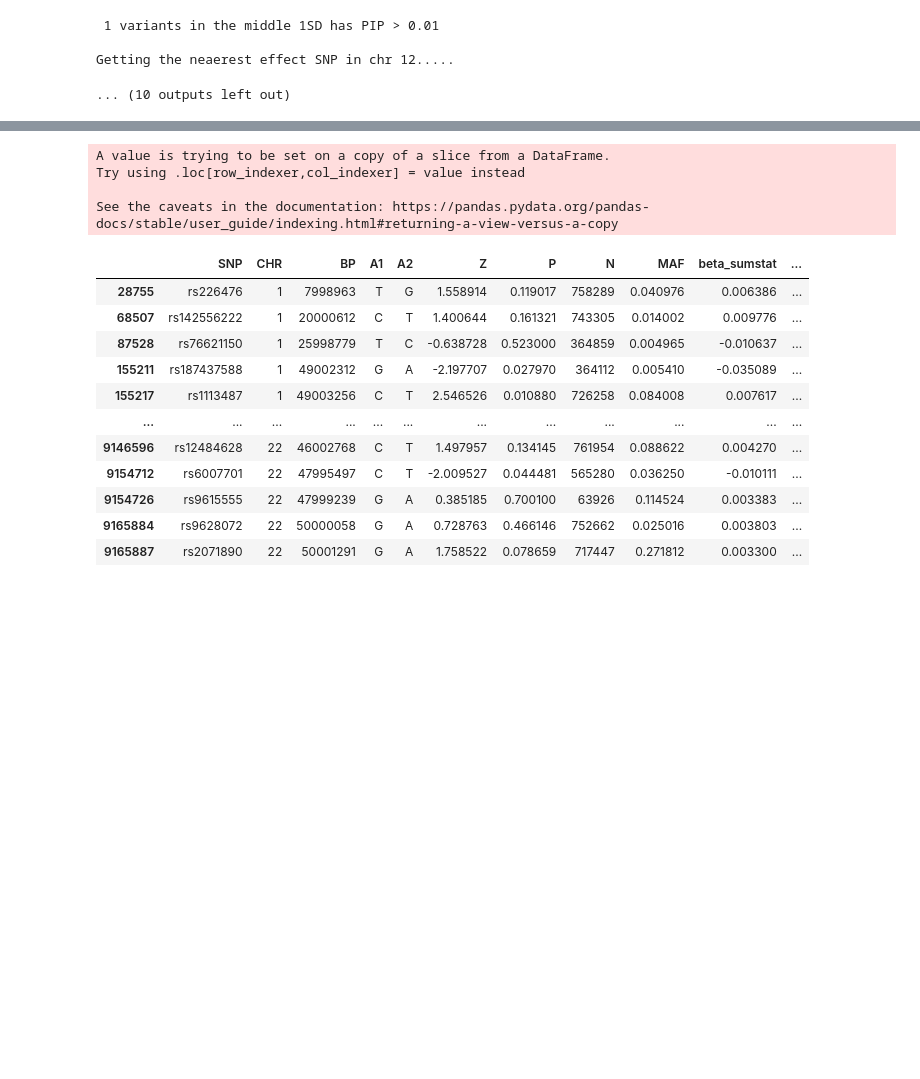
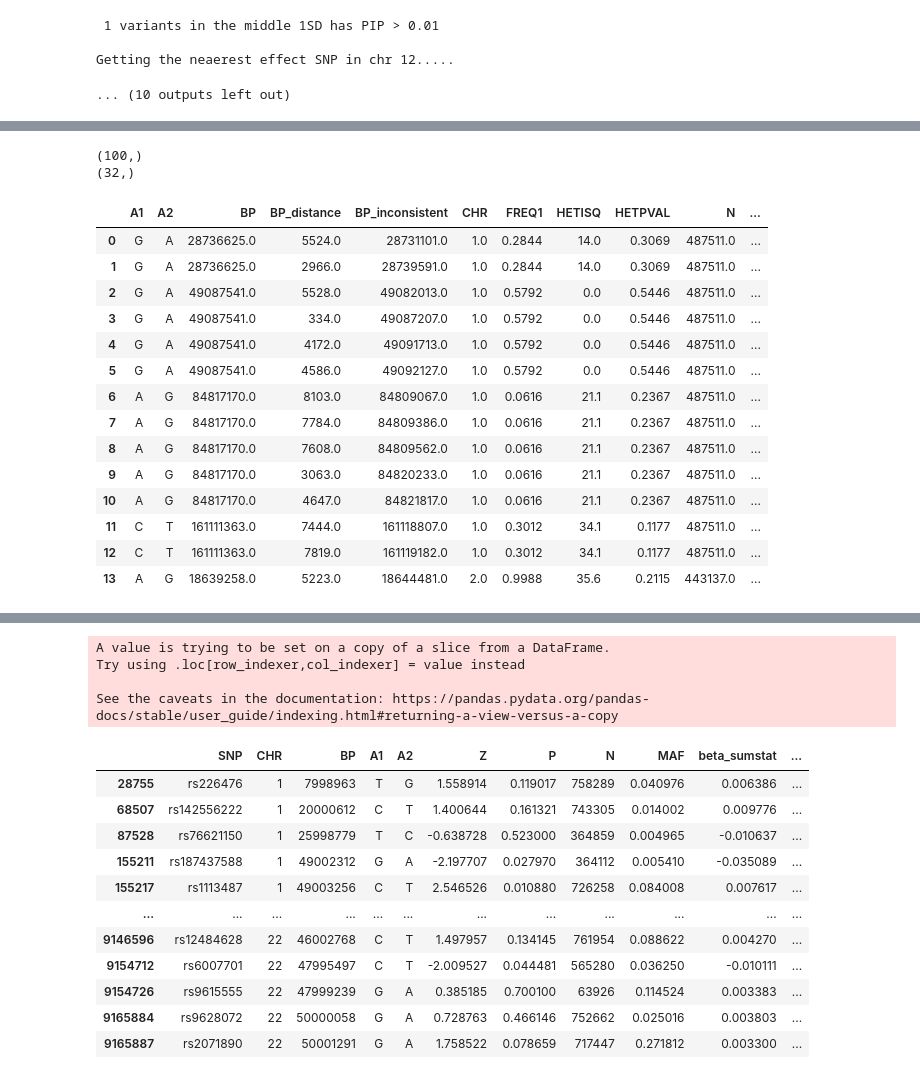
Before and after one commit to teresa-sansan/ADSP_polyfun, a Jupyter notebook: analysis/check_sumstat_beta.ipynb, the cells around one changed output, grey strips where cells are left out. Saved outputs shown, nothing was run; the diff lists cells and outputs as text; code cells hidden in the pictures; blank space fills up the shorter version.

```diff
--- a/analysis/check_sumstat_beta.ipynb
+++ b/analysis/check_sumstat_beta.ipynb
@@ -315,0 +299,27 @@ merge_wightman[(merge_wightman.SNP.isin(check_wightman[1])) & (merge_wightman.PI
+# %%
+check_wightman = pd.read_csv('check__wightman_merge.tsv', sep = '\t')
+check_bellenguez = pd.read_csv('check_bellenguez_merge.tsv', sep = '\t')
+# %%
+print(check_bellenguez.BP.shape)
+print(check_bellenguez.SNP.drop_duplicates().shape)
+# %% [output]
+(100,)
+(32,)
+# %%
+check_bellenguez[0:14]
+# %% [output]
+|  | A1 | A2 | BP | BP_distance | BP_inconsistent | CHR | FREQ1 | HETISQ | HETPVAL | N | ... |
+| 0 | G | A | 28736625.0 | 5524.0 | 28731101.0 | 1.0 | 0.2844 | 14.0 | 0.3069 | 487511.0 | ... |
+| 1 | G | A | 28736625.0 | 2966.0 | 28739591.0 | 1.0 | 0.2844 | 14.0 | 0.3069 | 487511.0 | ... |
+| 2 | G | A | 49087541.0 | 5528.0 | 49082013.0 | 1.0 | 0.5792 | 0.0 | 0.5446 | 487511.0 | ... |
+| 3 | G | A | 49087541.0 | 334.0 | 49087207.0 | 1.0 | 0.5792 | 0.0 | 0.5446 | 487511.0 | ... |
+| 4 | G | A | 49087541.0 | 4172.0 | 49091713.0 | 1.0 | 0.5792 | 0.0 | 0.5446 | 487511.0 | ... |
+| 5 | G | A | 49087541.0 | 4586.0 | 49092127.0 | 1.0 | 0.5792 | 0.0 | 0.5446 | 487511.0 | ... |
+| 6 | A | G | 84817170.0 | 8103.0 | 84809067.0 | 1.0 | 0.0616 | 21.1 | 0.2367 | 487511.0 | ... |
+| 7 | A | G | 84817170.0 | 7784.0 | 84809386.0 | 1.0 | 0.0616 | 21.1 | 0.2367 | 487511.0 | ... |
+| 8 | A | G | 84817170.0 | 7608.0 | 84809562.0 | 1.0 | 0.0616 | 21.1 | 0.2367 | 487511.0 | ... |
+| 9 | A | G | 84817170.0 | 3063.0 | 84820233.0 | 1.0 | 0.0616 | 21.1 | 0.2367 | 487511.0 | ... |
+| 10 | A | G | 84817170.0 | 4647.0 | 84821817.0 | 1.0 | 0.0616 | 21.1 | 0.2367 | 487511.0 | ... |
+| 11 | C | T | 161111363.0 | 7444.0 | 161118807.0 | 1.0 | 0.3012 | 34.1 | 0.1177 | 487511.0 | ... |
+| 12 | C | T | 161111363.0 | 7819.0 | 161119182.0 | 1.0 | 0.3012 | 34.1 | 0.1177 | 487511.0 | ... |
+| 13 | A | G | 18639258.0 | 5223.0 | 18644481.0 | 2.0 | 0.9988 | 35.6 | 0.2115 | 443137.0 | ... |
```
Also changed, not shown: parts of 22 cells of this notebook.
